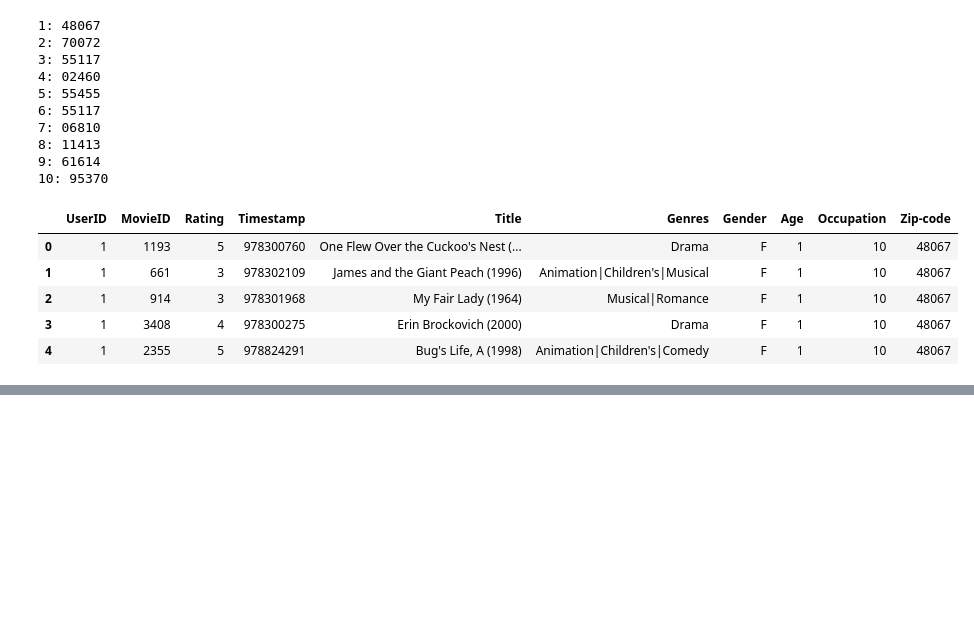
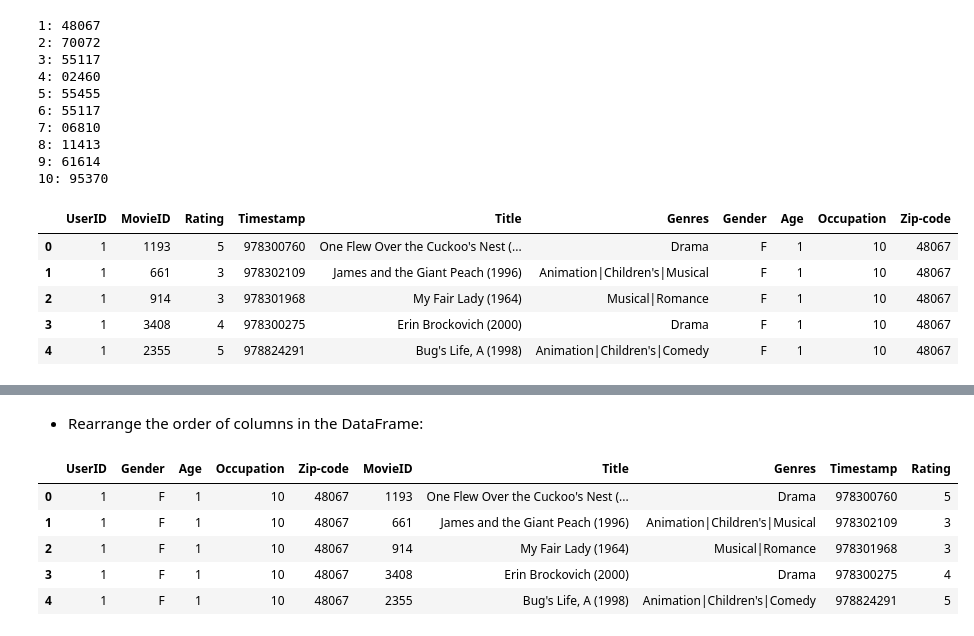
Before and after one commit to grace-sampao/Learning-Log-Python-Machine-Learning-by-Example-by-Yuxi-Hayden-Liu, a Jupyter notebook: exercises/02-building-a-movie-recommendation-engine-with-naïve-bayes/exercise-01.ipynb, the cells around one changed output, grey strips where cells are left out. Saved outputs shown, nothing was run; the diff lists cells and outputs as text; code cells hidden in the pictures; blank space fills up the shorter version.

```diff
--- a/exercises/02-building-a-movie-recommendation-engine-with-naïve-bayes/exercise-01.ipynb
+++ b/exercises/02-building-a-movie-recommendation-engine-with-naïve-bayes/exercise-01.ipynb
@@ -342,0 +365,15 @@ user_movie_ratings.head()
+# %% [markdown]
+- Rearrange the order of columns in the DataFrame:
+# %%
+column_order = ['UserID', 'Gender', 'Age', 'Occupation', 'Zip-code', 'MovieID', 'Title', 'Genres', 'Timestamp', 'Rating']
+
+user_movie_ratings = user_movie_ratings[column_order]
+
+user_movie_ratings.head()
+# %% [output]
+|  | UserID | Gender | Age | Occupation | Zip-code | MovieID | Title | Genres | Timestamp | Rating |
+| 0 | 1 | F | 1 | 10 | 48067 | 1193 | One Flew Over the Cuckoo's Nest (... | Drama | 978300760 | 5 |
+| 1 | 1 | F | 1 | 10 | 48067 | 661 | James and the Giant Peach (1996) | Animation|Children's|Musical | 978302109 | 3 |
+| 2 | 1 | F | 1 | 10 | 48067 | 914 | My Fair Lady (1964) | Musical|Romance | 978301968 | 3 |
+| 3 | 1 | F | 1 | 10 | 48067 | 3408 | Erin Brockovich (2000) | Drama | 978300275 | 4 |
+| 4 | 1 | F | 1 | 10 | 48067 | 2355 | Bug's Life, A (1998) | Animation|Children's|Comedy | 978824291 | 5 |
```
Also changed, not shown: parts of 10 cells of this notebook.
